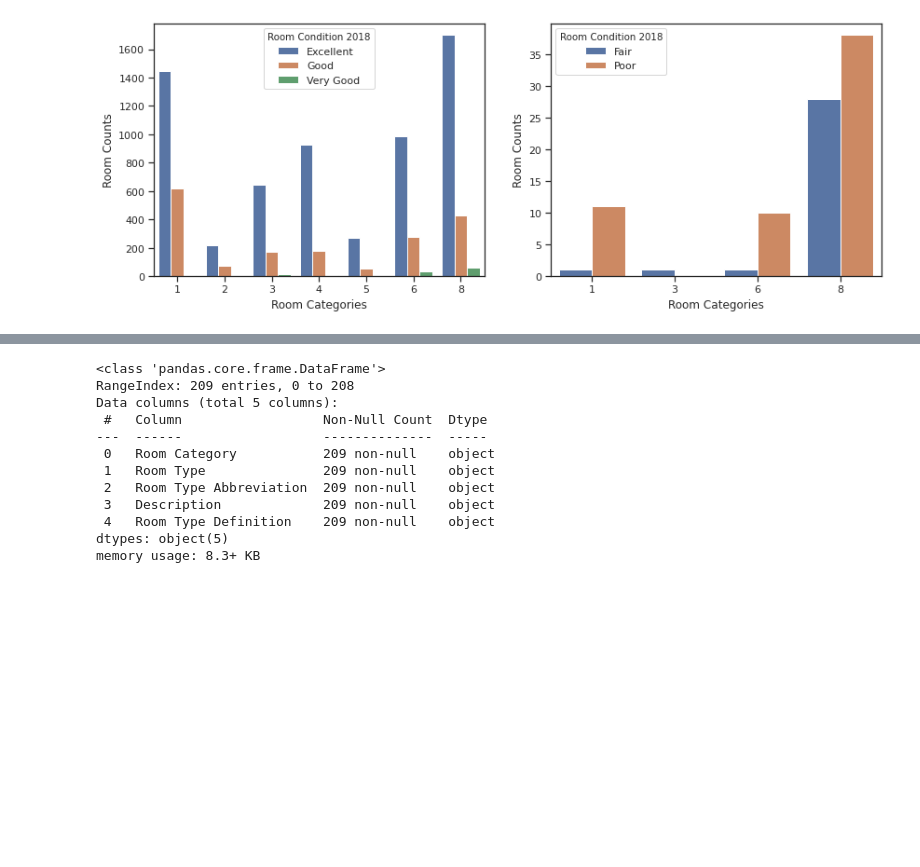
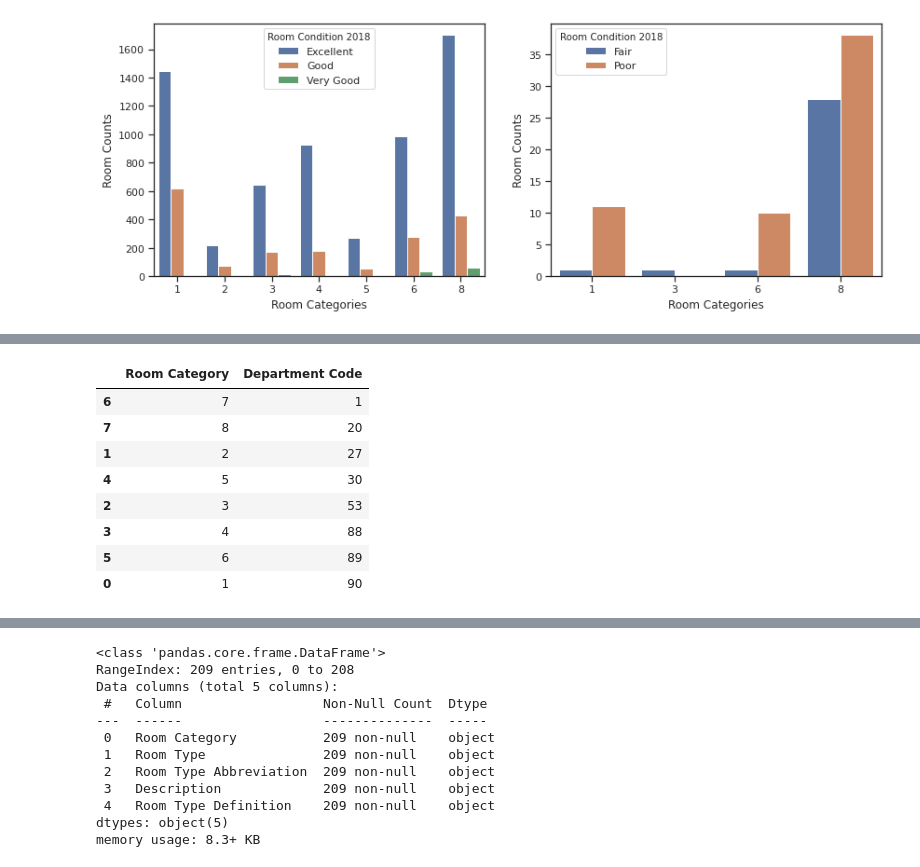
Before and after one commit to abhinavcreed13/project-space-optimisation-group-3, a Jupyter notebook: notebooks/exploratory-data-analysis.ipynb, the cells around one changed output, grey strips where cells are left out. Cells and saved outputs as stored; diff of their text form; code cells hidden in the pictures; blank space fills up the shorter version.

```diff
--- a/notebooks/exploratory-data-analysis.ipynb
+++ b/notebooks/exploratory-data-analysis.ipynb
@@ -228,0 +286,14 @@ What are different room categories and room types?
+# %%
+gdf2 = uom_space_df_parkville.groupby(by=['Room Category'], as_index=False).agg({'Department Code': pd.Series.nunique})
+gdf2.sort_values(by=['Department Code'], inplace=True)
+gdf2.tail(10)
+# %% [output]
+|  | Room Category | Department Code |
+| 6 | 7 | 1 |
+| 7 | 8 | 20 |
+| 1 | 2 | 27 |
+| 4 | 5 | 30 |
+| 2 | 3 | 53 |
+| 3 | 4 | 88 |
+| 5 | 6 | 89 |
+| 0 | 1 | 90 |
```
Also changed, not shown: parts of 20 cells of this notebook.
